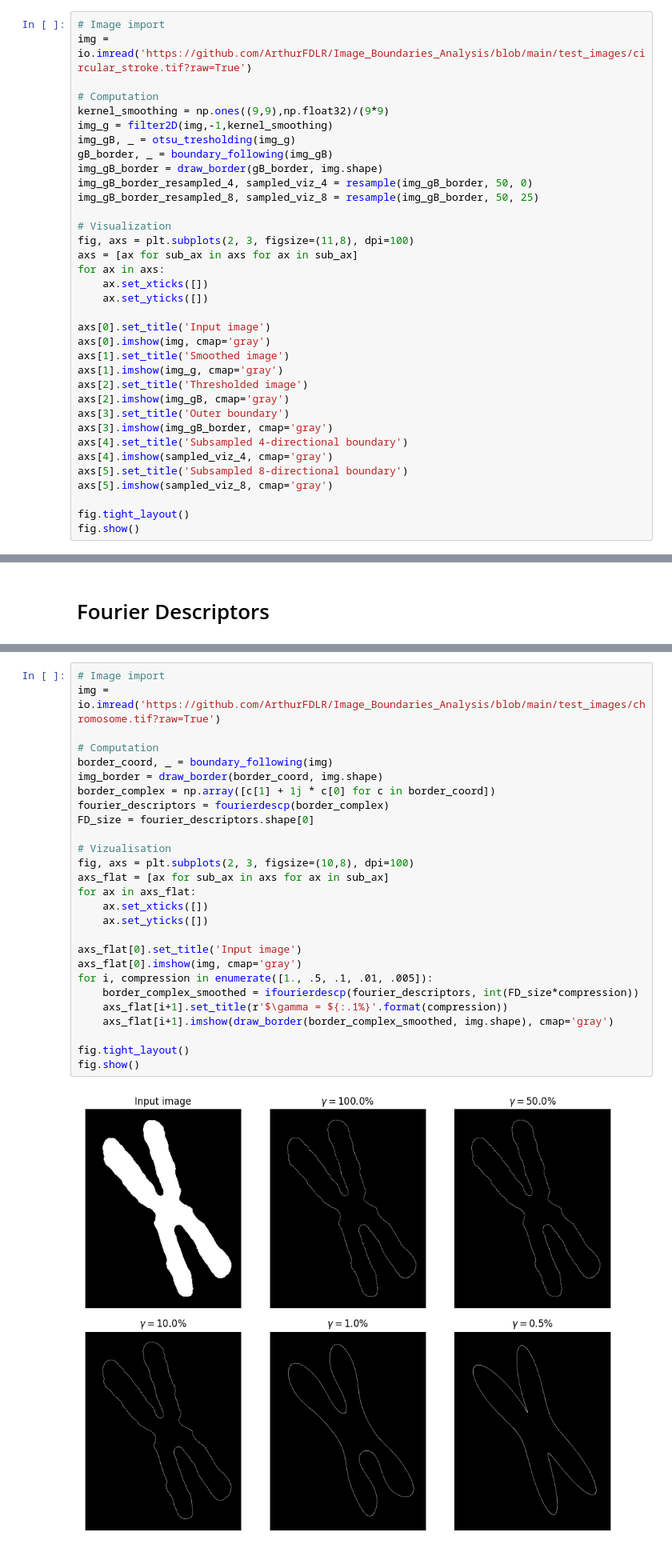
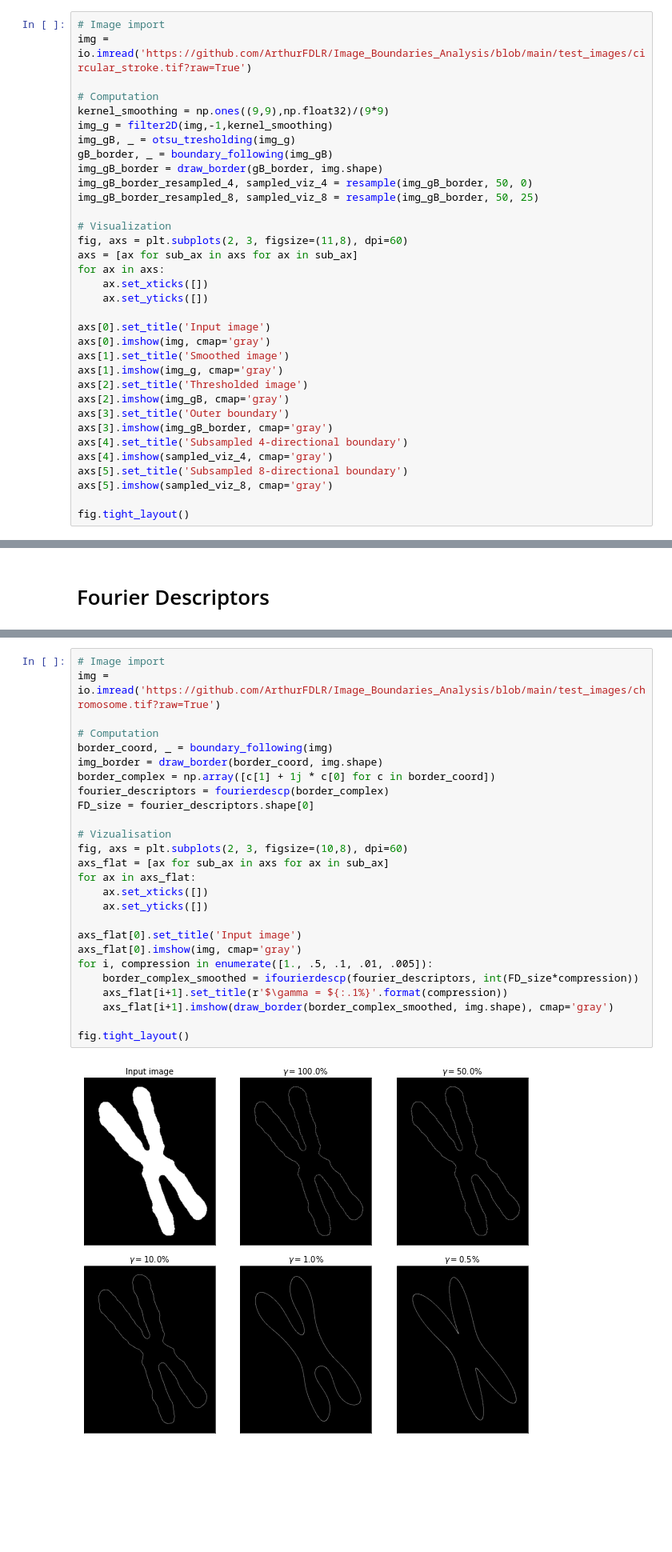
Before and after one commit to ArthurFDLR/Image_Boundaries_Analysis, a Jupyter notebook: Image_Boundaries_Analysis.ipynb, the cells around one changed output, grey strips where cells are left out. Shown at 80% size. Saved outputs shown, nothing was run; the diff lists cells and outputs as text; blank space fills up the shorter version.

```diff
--- a/Image_Boundaries_Analysis.ipynb
+++ b/Image_Boundaries_Analysis.ipynb
@@ -171,7 +234,7 @@ img_gB_border_resampled_4, sampled_viz_4 = resample(img_gB_border, 50, 0)
 img_gB_border_resampled_8, sampled_viz_8 = resample(img_gB_border, 50, 25)
 
 # Visualization
-fig, axs = plt.subplots(2, 3, figsize=(11,8), dpi=100)
+fig, axs = plt.subplots(2, 3, figsize=(11,8), dpi=60)
 axs = [ax for sub_ax in axs for ax in sub_ax]
 for ax in axs:
     ax.set_xticks([])
@@ -191,5 +254,4 @@ axs[5].set_title('Subsampled 8-directional boundary')
 axs[5].imshow(sampled_viz_8, cmap='gray')
 
 fig.tight_layout()
-fig.show()
 # %% [output]
@@ -265,29 +341,28 @@ def ifourierdescp(a, P):
 # %%
 # Image import
 img = io.imread('https://github.com/ArthurFDLR/Image_Boundaries_Analysis/blob/main/test_images/chromosome.tif?raw=True')
 
 # Computation
 border_coord, _ = boundary_following(img)
 img_border = draw_border(border_coord, img.shape)
 border_complex = np.array([c[1] + 1j * c[0] for c in border_coord])
 fourier_descriptors = fourierdescp(border_complex)
 FD_size = fourier_descriptors.shape[0]
 
 # Vizualisation
-fig, axs = plt.subplots(2, 3, figsize=(10,8), dpi=100)
+fig, axs = plt.subplots(2, 3, figsize=(10,8), dpi=60)
 axs_flat = [ax for sub_ax in axs for ax in sub_ax]
 for ax in axs_flat:
     ax.set_xticks([])
     ax.set_yticks([])
 
 axs_flat[0].set_title('Input image')
 axs_flat[0].imshow(img, cmap='gray')
 for i, compression in enumerate([1., .5, .1, .01, .005]):
     border_complex_smoothed = ifourierdescp(fourier_descriptors, int(FD_size*compression))
     axs_flat[i+1].set_title(r'$\gamma = ${:.1%}'.format(compression))
     axs_flat[i+1].imshow(draw_border(border_complex_smoothed, img.shape), cmap='gray')
 
 fig.tight_layout()
-fig.show()
 # %% [output]
-[figure, old version]
+[figure, new version]
```
Also changed, not shown: parts of 11 cells of this notebook, 2 other files.
